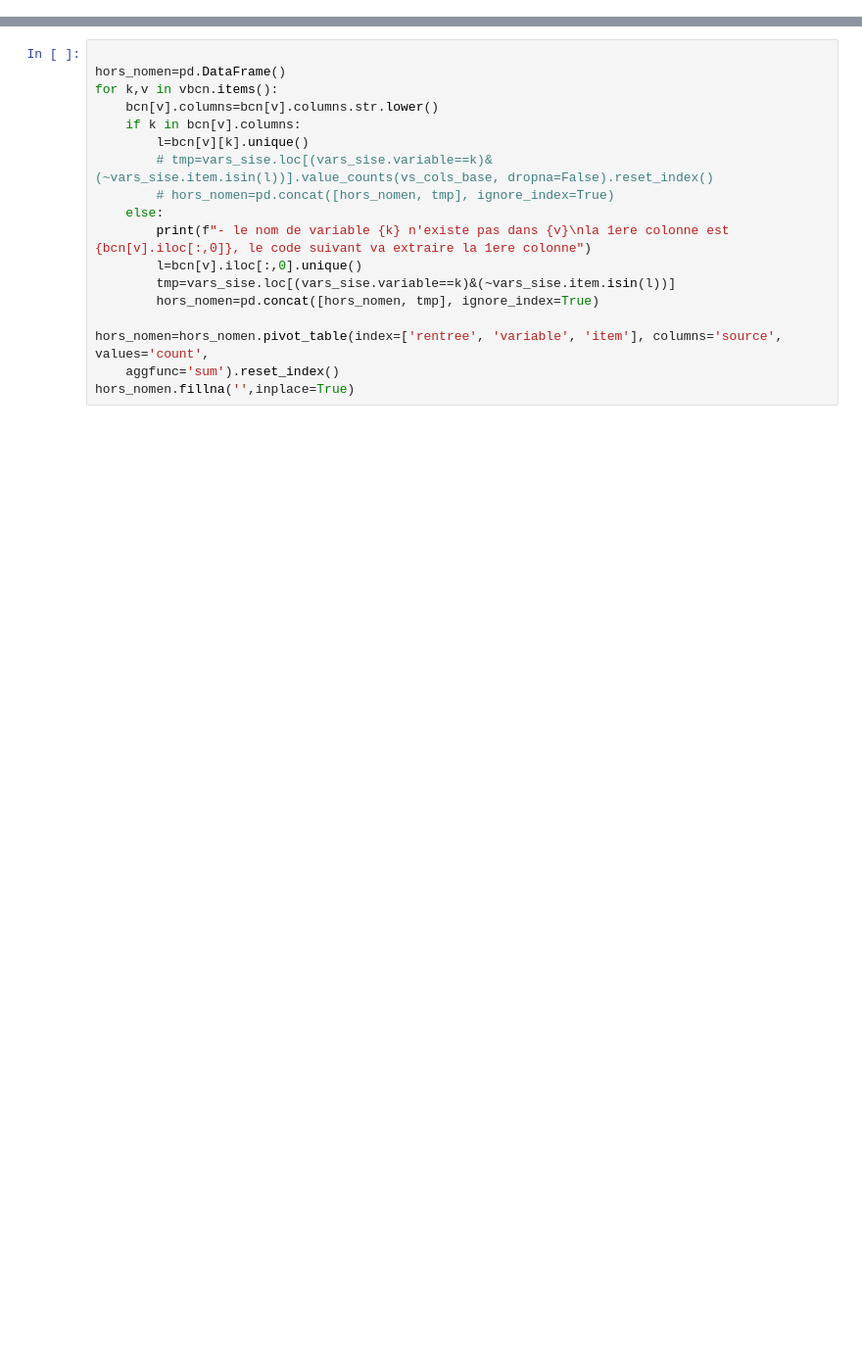
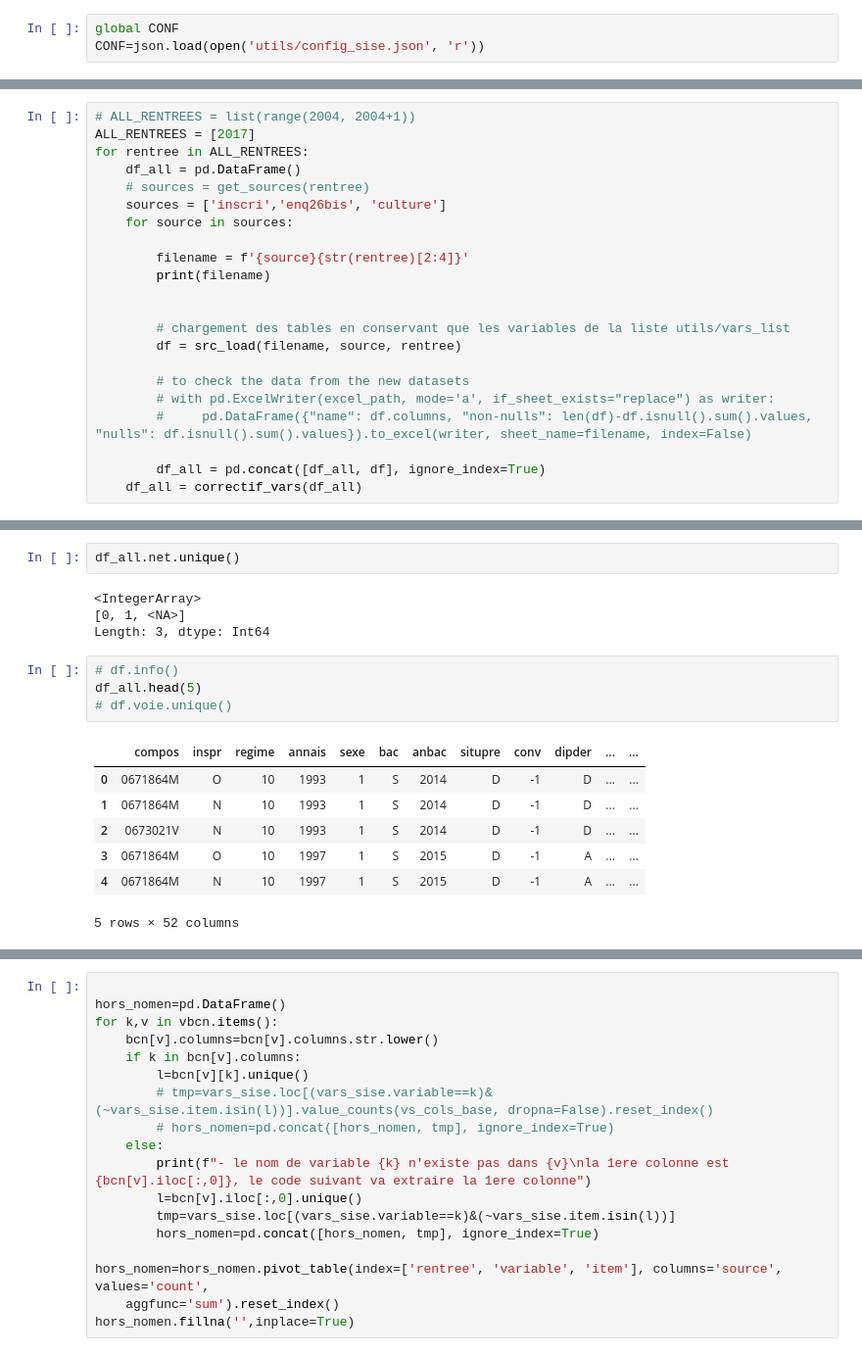
Before and after one commit to dataesr/inscrits_v2, a Jupyter notebook: test.ipynb, the cells around one changed output, grey strips where cells are left out. Shown at 98% size. Saved outputs shown, nothing was run; the diff lists cells and outputs as text; blank space fills up the shorter version.

```diff
--- a/test.ipynb
+++ b/test.ipynb
@@ -11,0 +5,3 @@ vars_sise.variable.unique()
+# %%
+global CONF
+CONF=json.load(open('utils/config_sise.json', 'r'))
@@ -11,0 +40,22 @@ vars_sise.variable.unique()
+# %%
+# ALL_RENTREES = list(range(2004, 2004+1))
+ALL_RENTREES = [2017]
+for rentree in ALL_RENTREES:
+    df_all = pd.DataFrame()
+    # sources = get_sources(rentree)
+    sources = ['inscri','enq26bis', 'culture']
+    for source in sources:
+
+        filename = f'{source}{str(rentree)[2:4]}'
+        print(filename)
+
+
+        # chargement des tables en conservant que les variables de la liste utils/vars_list
+        df = src_load(filename, source, rentree)
+
+        # to check the data from the new datasets
+        # with pd.ExcelWriter(excel_path, mode='a', if_sheet_exists="replace") as writer:
+        #     pd.DataFrame({"name": df.columns, "non-nulls": len(df)-df.isnull().sum().values, "nulls": df.isnull().sum().values}).to_excel(writer, sheet_name=filename, index=False)
+
+        df_all = pd.concat([df_all, df], ignore_index=True)
+    df_all = correctif_vars(df_all)
@@ -11,0 +75,18 @@ vars_sise.variable.unique()
+# %%
+df_all.net.unique()
+# %% [output]
+<IntegerArray>
+[0, 1, <NA>]
+Length: 3, dtype: Int64
+# %%
+# df.info()
+df_all.head(5)
+# df.voie.unique()
+# %% [output]
+|  | compos | inspr | regime | annais | sexe | bac | anbac | situpre | conv | dipder | ... | ... |
+| 0 | 0671864M | O | 10 | 1993 | 1 | S | 2014 | D | -1 | D | ... | ... |
+| 1 | 0671864M | N | 10 | 1993 | 1 | S | 2014 | D | -1 | D | ... | ... |
+| 2 | 0673021V | N | 10 | 1993 | 1 | S | 2014 | D | -1 | D | ... | ... |
+| 3 | 0671864M | O | 10 | 1997 | 1 | S | 2015 | D | -1 | A | ... | ... |
+| 4 | 0671864M | N | 10 | 1997 | 1 | S | 2015 | D | -1 | A | ... | ... |
+5 rows × 52 columns
```
Also changed, not shown: parts of 22 cells of this notebook, 13 other files.
